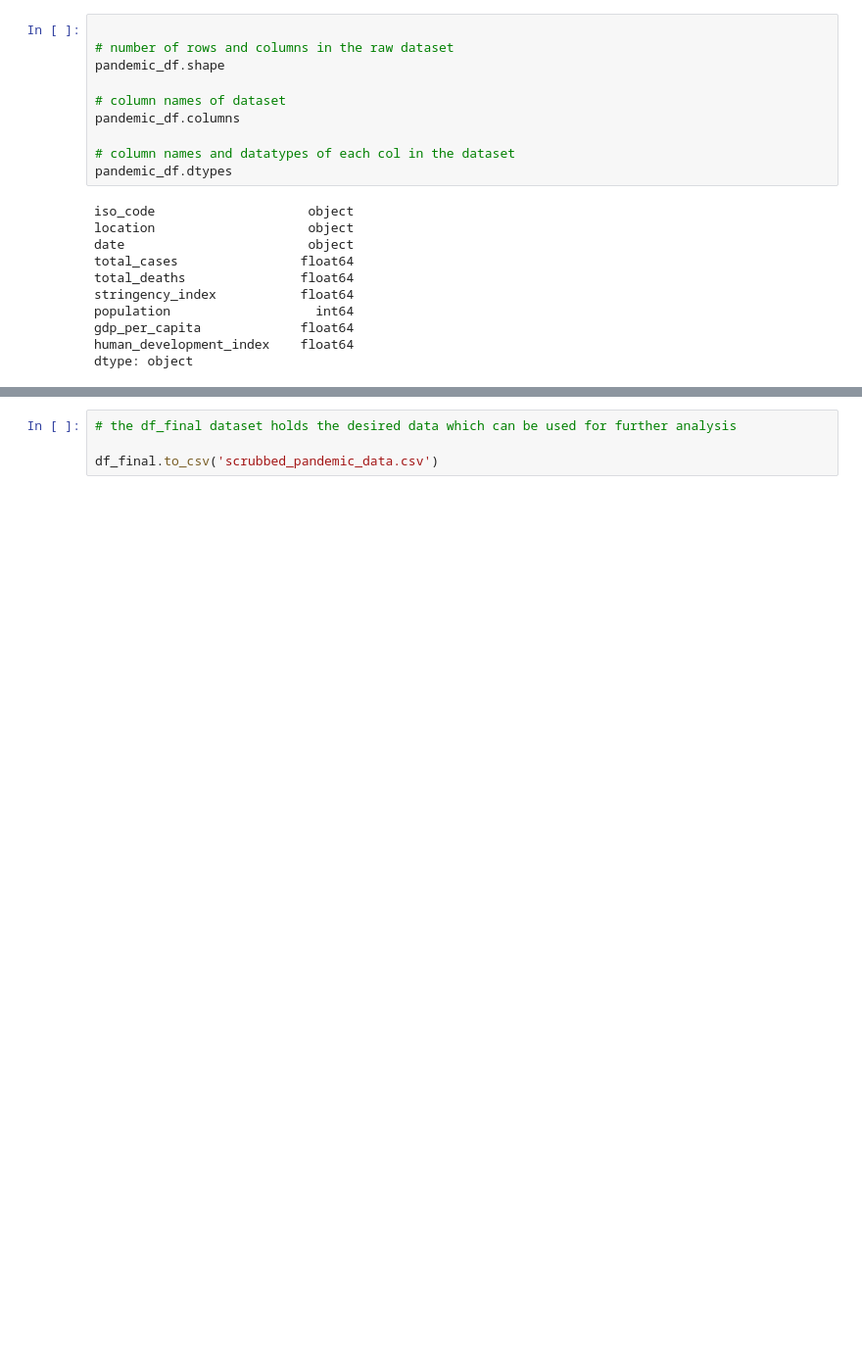
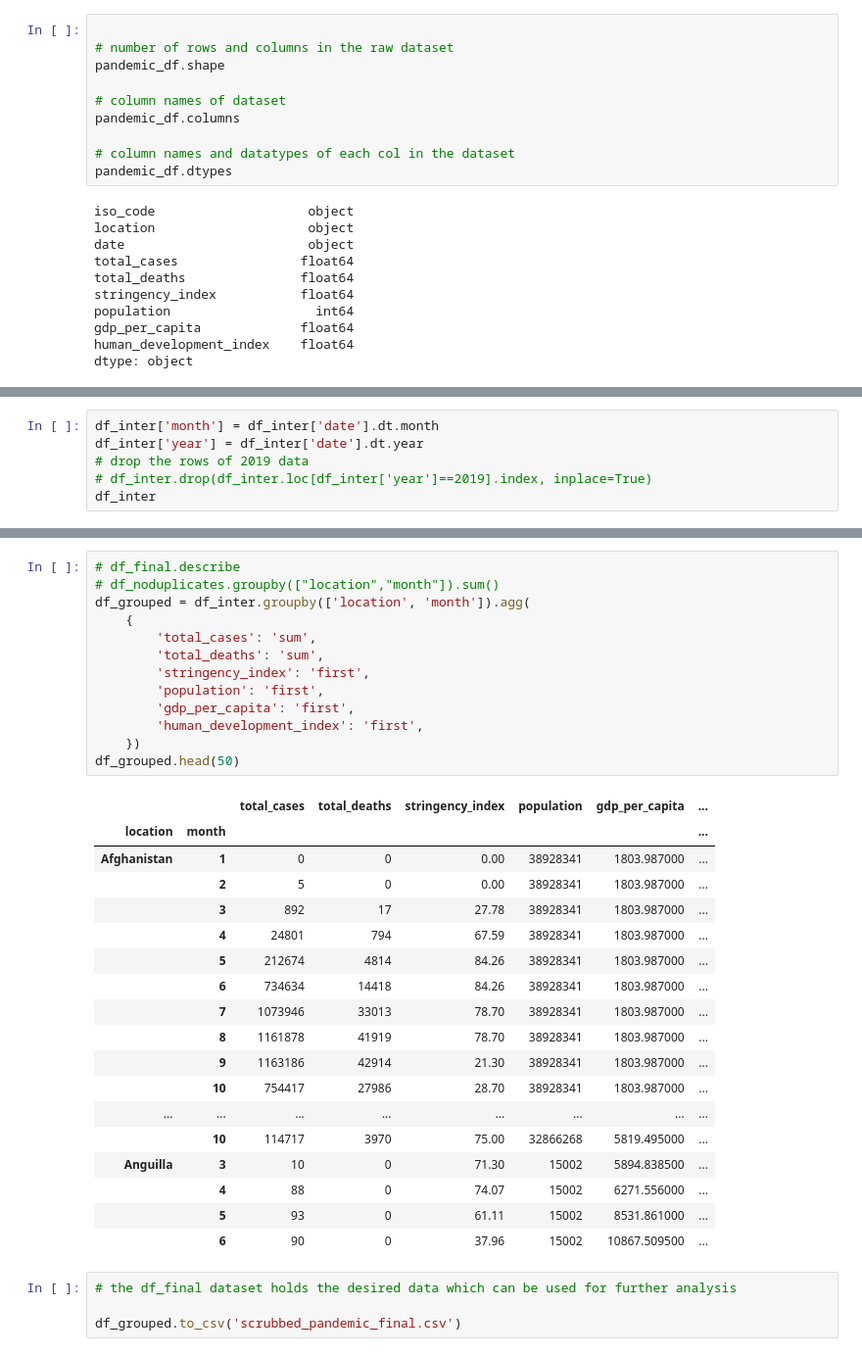
Before and after one commit to Anindita123-code/DataAnalytics, a Jupyter notebook: das_redi_project.ipynb, the cells around one changed output, grey strips where cells are left out. Shown at 98% size. Drawn from its saved outputs; the diff is of its cells as text; blank space fills up the shorter version.

Commit message:
dataset cleaned and has missing data

```diff
--- a/das_redi_project.ipynb
+++ b/das_redi_project.ipynb
@@ -168,0 +133,6 @@ dtype: int64
+# %%
+df_inter['month'] = df_inter['date'].dt.month
+df_inter['year'] = df_inter['date'].dt.year
+# drop the rows of 2019 data
+# df_inter.drop(df_inter.loc[df_inter['year']==2019].index, inplace=True)
+df_inter
@@ -169,4 +153,36 @@ dtype: int64
+# %%
+# df_final.describe
+# df_noduplicates.groupby(["location","month"]).sum()
+df_grouped = df_inter.groupby(['location', 'month']).agg(
+    {
+        'total_cases': 'sum',
+        'total_deaths': 'sum',
+        'stringency_index': 'first',
+        'population': 'first',
+        'gdp_per_capita': 'first',
+        'human_development_index': 'first',
+    })
+df_grouped.head(50)
+# %% [output]
+|  |  | total_cases | total_deaths | stringency_index | population | gdp_per_capita | ... |
+| location | month |  |  |  |  |  | ... |
+| Afghanistan | 1 | 0 | 0 | 0.00 | 38928341 | 1803.987000 | ... |
+|  | 2 | 5 | 0 | 0.00 | 38928341 | 1803.987000 | ... |
+|  | 3 | 892 | 17 | 27.78 | 38928341 | 1803.987000 | ... |
+|  | 4 | 24801 | 794 | 67.59 | 38928341 | 1803.987000 | ... |
+|  | 5 | 212674 | 4814 | 84.26 | 38928341 | 1803.987000 | ... |
+|  | 6 | 734634 | 14418 | 84.26 | 38928341 | 1803.987000 | ... |
+|  | 7 | 1073946 | 33013 | 78.70 | 38928341 | 1803.987000 | ... |
+|  | 8 | 1161878 | 41919 | 78.70 | 38928341 | 1803.987000 | ... |
+|  | 9 | 1163186 | 42914 | 21.30 | 38928341 | 1803.987000 | ... |
+|  | 10 | 754417 | 27986 | 28.70 | 38928341 | 1803.987000 | ... |
+| ... | ... | ... | ... | ... | ... | ... | ... |
+|  | 10 | 114717 | 3970 | 75.00 | 32866268 | 5819.495000 | ... |
+| Anguilla | 3 | 10 | 0 | 71.30 | 15002 | 5894.838500 | ... |
+|  | 4 | 88 | 0 | 74.07 | 15002 | 6271.556000 | ... |
+|  | 5 | 93 | 0 | 61.11 | 15002 | 8531.861000 | ... |
+|  | 6 | 90 | 0 | 37.96 | 15002 | 10867.509500 | ... |
 # %%
 # the df_final dataset holds the desired data which can be used for further analysis
 
-df_final.to_csv('scrubbed_pandemic_data.csv')
+df_grouped.to_csv('scrubbed_pandemic_final.csv')
```
Also changed, not shown: parts of 8 cells of this notebook, 11 other files.
